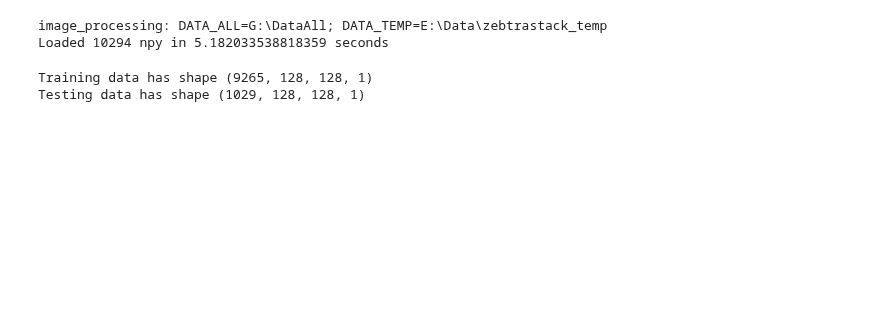
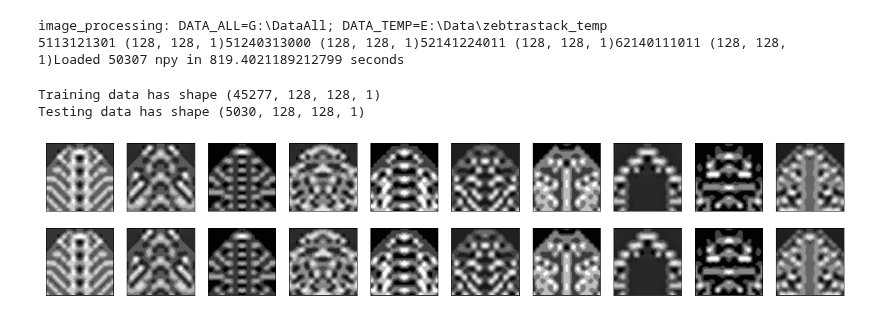
Before and after one commit to dg1an3/zebrastack, a Jupyter notebook: zebrastack/zbmkI_eevorg.ipynb, the cells around one changed output. Saved outputs shown, nothing was run; the diff lists cells and outputs as text; code cells hidden in the pictures; blank space fills up the shorter version.

Commit message:
eevorg kl-div adjustments

```diff
--- a/zebrastack/zbmkI_eevorg.ipynb
+++ b/zebrastack/zbmkI_eevorg.ipynb
@@ -1,17 +1,38 @@
 # %%
+%matplotlib inline
 import numpy as np
+import math
 from common.image_preprocessing import data_all, data_temp, temp_from_original
+from common.show_thumbnails import show_inline_notebook
 from pathlib import Path, PurePath
 import time
+import os
 
 sz = 128
 temp_relative_path = PurePath(f"{sz}x{sz}") / 'clahe_processed'
 eevorg_temp = data_temp / 'eevorg' / temp_relative_path
 processed_imgs = {}
+rejected = []
+
+# def calc_entropy(img):
+#    bins, _ = np.histogram(img)
+#    bins = bins / sum(bins)
+#    return sum([-b * math.log(b+1e-6) for b in bins])
 
 start_time = time.time()
-for npy_filepath in eevorg_temp.glob('*.npy'):
+npy_filepaths = list(eevorg_temp.glob('*.npy'))
+for npy_filepath in npy_filepaths:
     img = np.load(npy_filepath)
+    # entropy = calc_entropy(img)
+    # if entropy < 0.1:
+    #    print(npy_filepath, entropy, end='\r')
+    #    Path(npy_filepath)
+    #    os.rename(npy_filepath, )
+    #    rejected.append(img)
+    #    if len(rejected) > 20:
+    #        show_inline_notebook(rejected[:10], rejected[10:20])
+    #        rejected = []
+    #    continue
     img = np.reshape(img, (img.shape[0],img.shape[1],1))
     processed_imgs[npy_filepath.stem] = img
     if len(processed_imgs) % 100 == 0:
@@ -21,18 +42,27 @@ end_time = time.time()
 print(f"Loaded {len(processed_imgs)} npy in {end_time - start_time} seconds")
 # %% [output]
 image_processing: DATA_ALL=G:\DataAll; DATA_TEMP=E:\Data\zebtrastack_temp
-Loaded 10294 npy in 5.182033538818359 seconds
+5113121301 (128, 128, 1)51240313000 (128, 128, 1)52141224011 (128, 128, 1)62140111011 (128, 128, 1)Loaded 50307 npy in 819.4021189212799 seconds
 # %%
 test_count = int(len(processed_imgs)/10)
 processed_img_list = list(processed_imgs.values())
+import random
+random.shuffle(processed_img_list)
 x_test = processed_img_list[:test_count]
 x_train = processed_img_list[test_count:]
 x_train, x_test = np.array(x_train), np.array(x_test)
 print(f"Training data has shape {x_train.shape}")
 print(f"Testing data has shape {x_test.shape}")
 # %% [output]
-Training data has shape (9265, 128, 128, 1)
-Testing data has shape (1029, 128, 128, 1)
+Training data has shape (45277, 128, 128, 1)
+Testing data has shape (5030, 128, 128, 1)
+# %%
+from cxr_projection.show_original_decoded import show_grayscale, show_original_decoded
+import random
+show_range = np.array([random.choice(x_test) for n in range(10)])
+show_original_decoded(show_range, show_range, sz)
+# %% [output]
+[figure, added]
 # %%
 from cxr_projection.zebrastack_v0_model import create_encoder, create_decoder, create_autoencoder
 retina, encoder, shape, [z_mean, z_log_var, z] = create_encoder()
```
Also changed, not shown: parts of 13 cells of this notebook, 6 other files.
